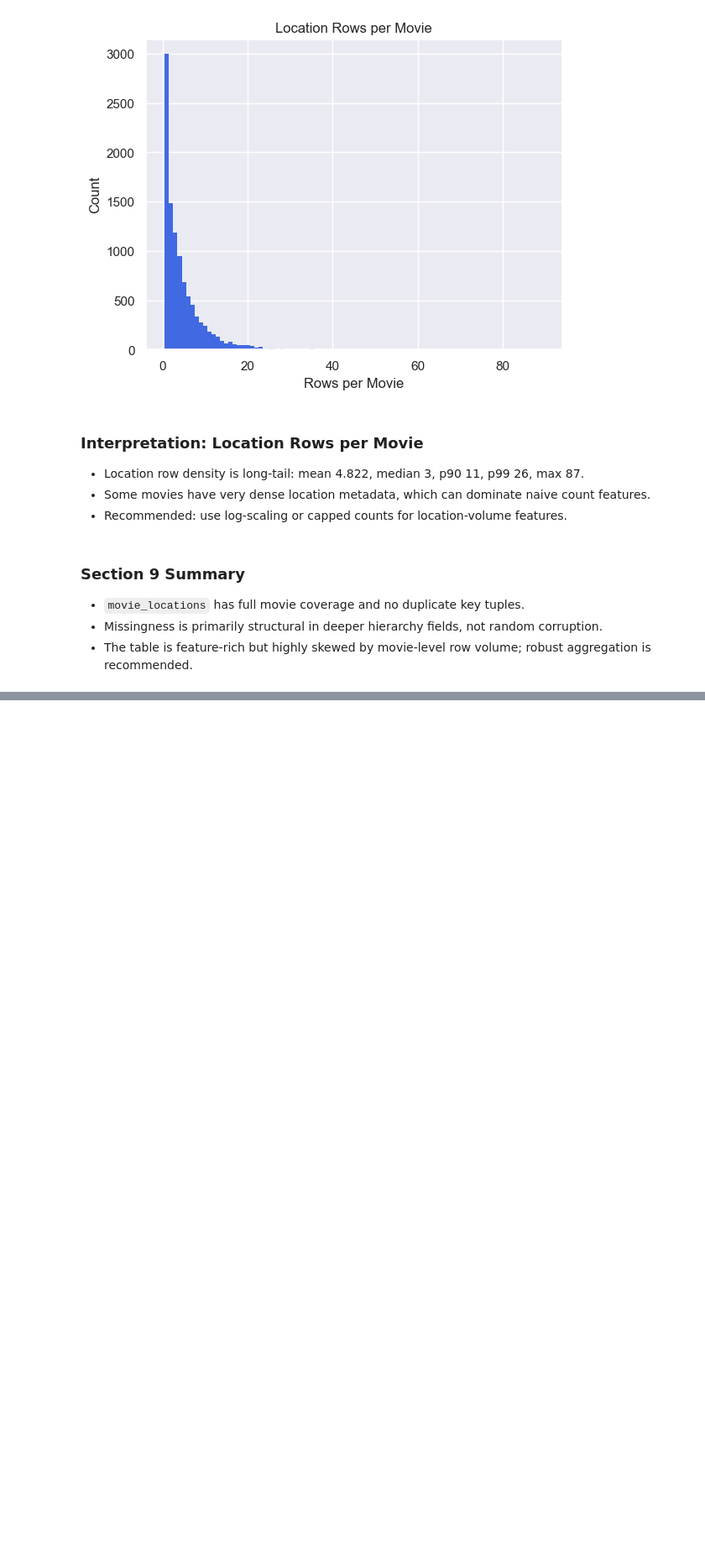
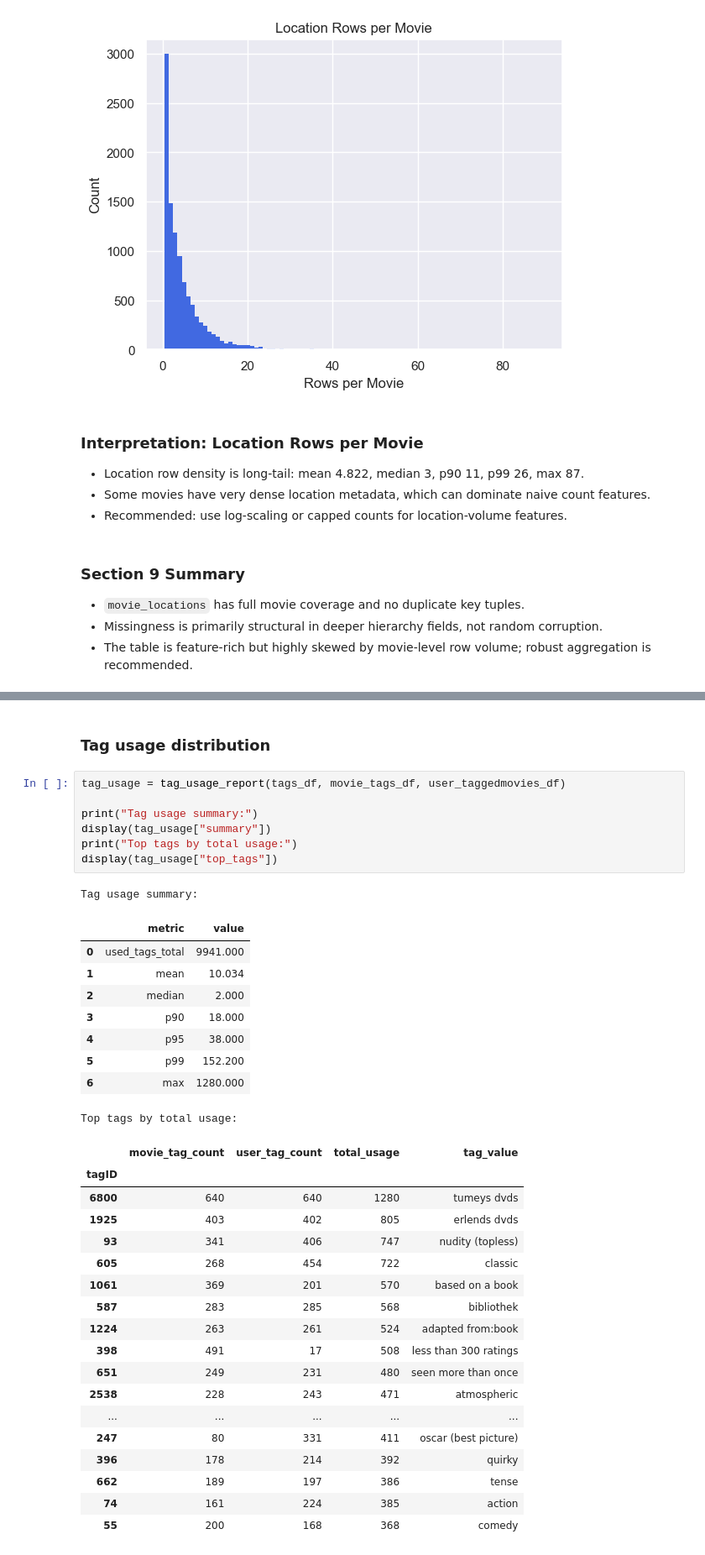
Before and after one commit to Mateusz1645/explainable-recsys, a Jupyter notebook: notebooks/01_eda.ipynb, the cells around one changed output, grey strips where cells are left out. Shown at 84% size. Cells and saved outputs as stored; diff of their text form; blank space fills up the shorter version.

```diff
--- a/notebooks/01_eda.ipynb
+++ b/notebooks/01_eda.ipynb
@@ -1142,0 +1223,38 @@ plt.show()
+# %% [markdown]
+### Tag usage distribution
+# %%
+tag_usage = tag_usage_report(tags_df, movie_tags_df, user_taggedmovies_df)
+
+print("Tag usage summary:")
+display(tag_usage["summary"])
+print("Top tags by total usage:")
+display(tag_usage["top_tags"])
+# %% [output]
+Tag usage summary:
+|  | metric | value |
+| 0 | used_tags_total | 9941.000 |
+| 1 | mean | 10.034 |
+| 2 | median | 2.000 |
+| 3 | p90 | 18.000 |
+| 4 | p95 | 38.000 |
+| 5 | p99 | 152.200 |
+| 6 | max | 1280.000 |
+Top tags by total usage:
+|  | movie_tag_count | user_tag_count | total_usage | tag_value |
+| tagID |  |  |  |  |
+| 6800 | 640 | 640 | 1280 | tumeys dvds |
+| 1925 | 403 | 402 | 805 | erlends dvds |
+| 93 | 341 | 406 | 747 | nudity (topless) |
+| 605 | 268 | 454 | 722 | classic |
+| 1061 | 369 | 201 | 570 | based on a book |
+| 587 | 283 | 285 | 568 | bibliothek |
+| 1224 | 263 | 261 | 524 | adapted from:book |
+| 398 | 491 | 17 | 508 | less than 300 ratings |
+| 651 | 249 | 231 | 480 | seen more than once |
+| 2538 | 228 | 243 | 471 | atmospheric |
+| ... | ... | ... | ... | ... |
+| 247 | 80 | 331 | 411 | oscar (best picture) |
+| 396 | 178 | 214 | 392 | quirky |
+| 662 | 189 | 197 | 386 | tense |
+| 74 | 161 | 224 | 385 | action |
+| 55 | 200 | 168 | 368 | comedy |
```
Also changed, not shown: parts of 33 cells of this notebook, 4 other files.
